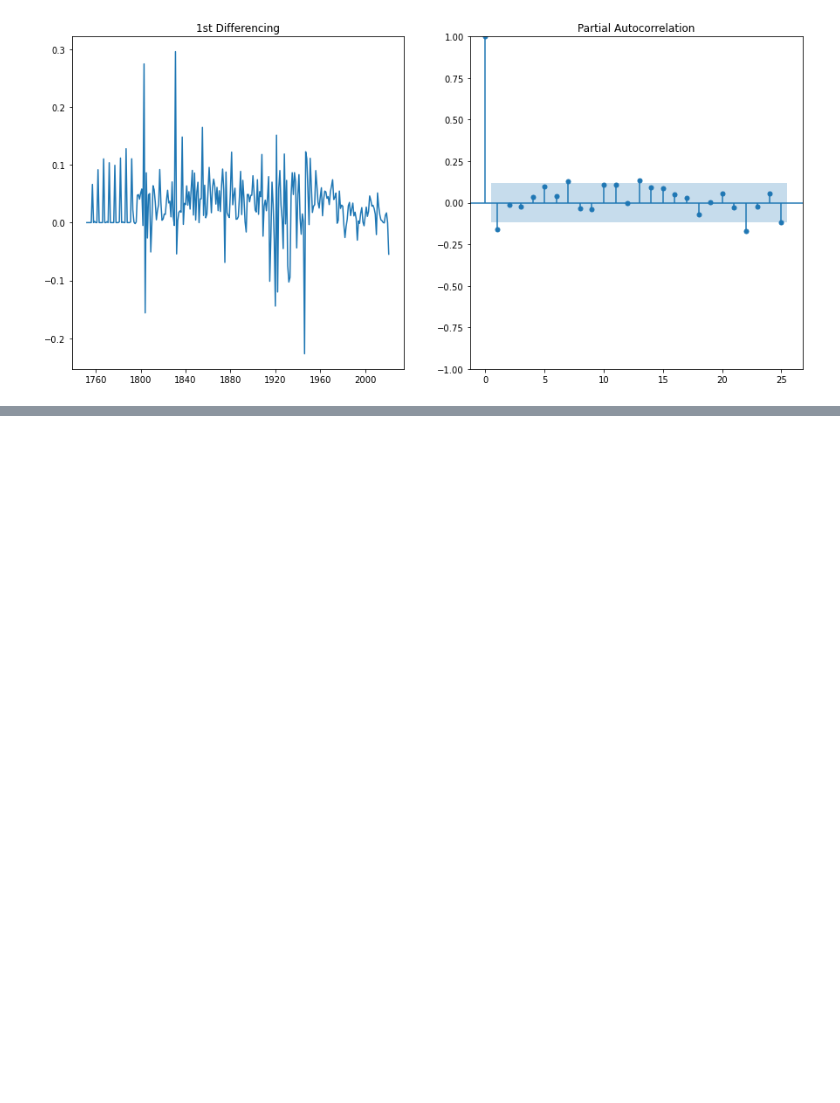
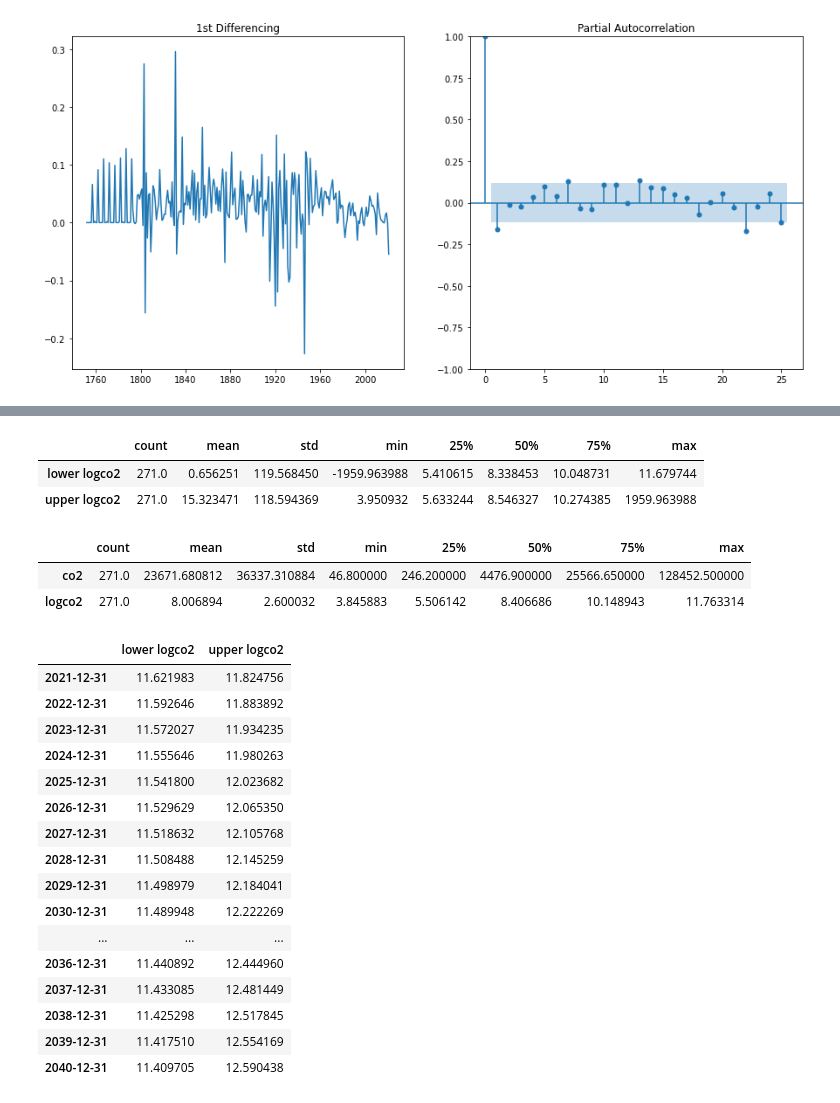
Before and after one commit to cristian-castro-a/World_CO2_Emissions_Forecasting, a Jupyter notebook: World CO2 Forecasting - Cristian Castro.ipynb, the cells around one changed output, grey strips where cells are left out. Cells and saved outputs as stored; diff of their text form; code cells hidden in the pictures; blank space fills up the shorter version.

```diff
--- a/World CO2 Forecasting - Cristian Castro.ipynb
+++ b/World CO2 Forecasting - Cristian Castro.ipynb
@@ -184,0 +247,38 @@ plt.show()
+# %%
+# Predictions
+predict = model_fit.get_prediction()
+predict_ci = predict.conf_int()
+predict_ci.describe().T
+# %% [output]
+|  | count | mean | std | min | 25% | 50% | 75% | max |
+| lower logco2 | 271.0 | 0.656251 | 119.568450 | -1959.963988 | 5.410615 | 8.338453 | 10.048731 | 11.679744 |
+| upper logco2 | 271.0 | 15.323471 | 118.594369 | 3.950932 | 5.633244 | 8.546327 | 10.274385 | 1959.963988 |
+# %%
+df.describe().T
+# %% [output]
+|  | count | mean | std | min | 25% | 50% | 75% | max |
+| co2 | 271.0 | 23671.680812 | 36337.310884 | 46.800000 | 246.200000 | 4476.900000 | 25566.650000 | 128452.500000 |
+| logco2 | 271.0 | 8.006894 | 2.600032 | 3.845883 | 5.506142 | 8.406686 | 10.148943 | 11.763314 |
+# %%
+forecast_int = model_fit.get_forecast(steps = 20, alpha=0.05)
+forecast_val = model_fit.forecast(steps = 20, alpha=0.05)
+forecast_int_val = forecast_int.conf_int()
+forecast_int_val
+# %% [output]
+|  | lower logco2 | upper logco2 |
+| 2021-12-31 | 11.621983 | 11.824756 |
+| 2022-12-31 | 11.592646 | 11.883892 |
+| 2023-12-31 | 11.572027 | 11.934235 |
+| 2024-12-31 | 11.555646 | 11.980263 |
+| 2025-12-31 | 11.541800 | 12.023682 |
+| 2026-12-31 | 11.529629 | 12.065350 |
+| 2027-12-31 | 11.518632 | 12.105768 |
+| 2028-12-31 | 11.508488 | 12.145259 |
+| 2029-12-31 | 11.498979 | 12.184041 |
+| 2030-12-31 | 11.489948 | 12.222269 |
+| ... | ... | ... |
+| 2036-12-31 | 11.440892 | 12.444960 |
+| 2037-12-31 | 11.433085 | 12.481449 |
+| 2038-12-31 | 11.425298 | 12.517845 |
+| 2039-12-31 | 11.417510 | 12.554169 |
+| 2040-12-31 | 11.409705 | 12.590438 |
```
Also changed, not shown: parts of 7 cells of this notebook.
